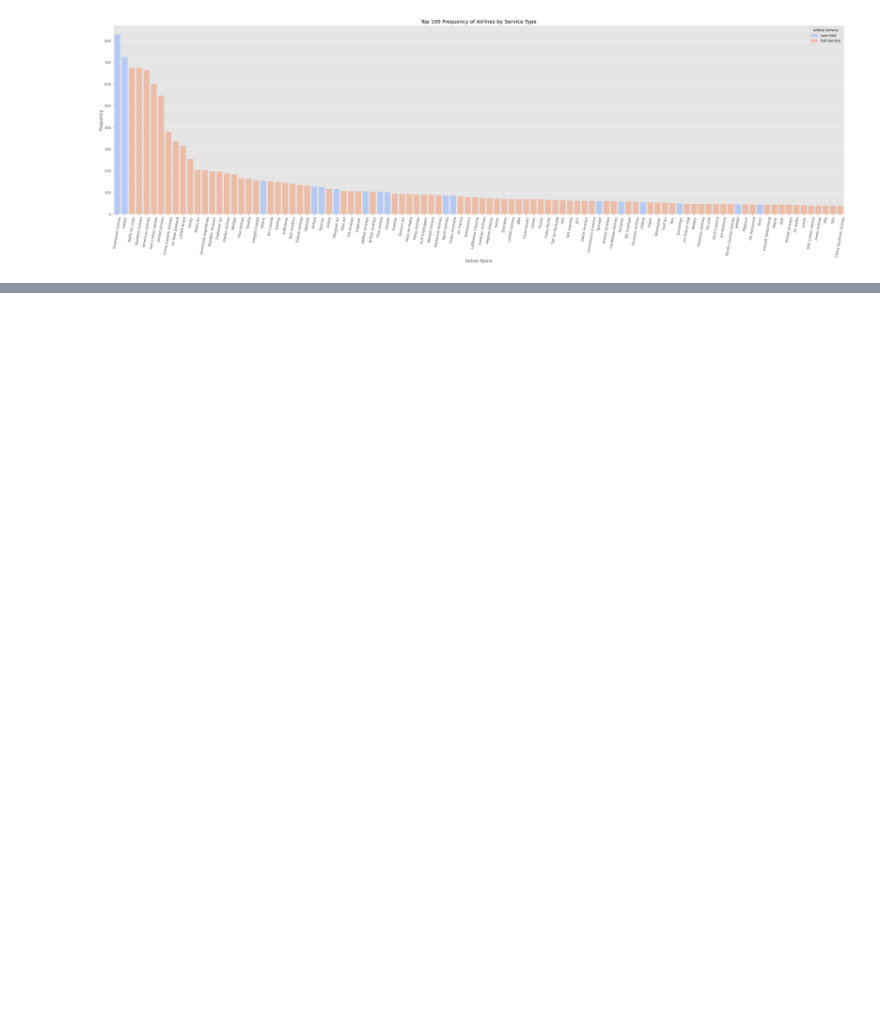
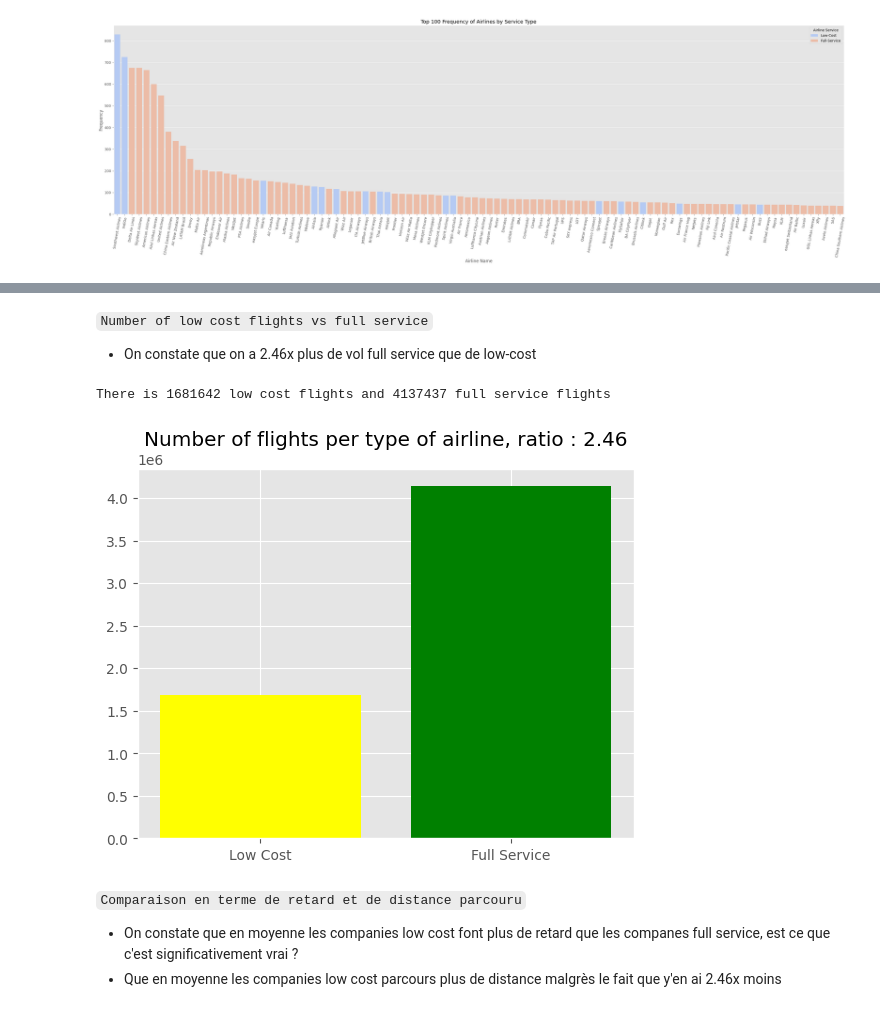
Before and after one commit to Tikai7/Flight-Radar-Scrapper, a Jupyter notebook: analysis/LowCostAnalysis.ipynb, the cells around one changed output, grey strips where cells are left out. Saved outputs shown, nothing was run; the diff lists cells and outputs as text; code cells hidden in the pictures; blank space fills up the shorter version.

```diff
--- a/analysis/LowCostAnalysis.ipynb
+++ b/analysis/LowCostAnalysis.ipynb
@@ -390,0 +458,6 @@ plt.show()
+# %%
+non_used_columns = ['YEAR', 'MONTH', 'DAY', 'DAY_OF_WEEK','FLIGHT_NUMBER', 'TAIL_NUMBER','TAXI_OUT',
+       'WHEELS_OFF','WHEELS_ON', 'TAXI_IN','AIR_TIME','DIVERTED', 'CANCELLED', 'CANCELLATION_REASON','AIR_SYSTEM_DELAY', 'SECURITY_DELAY',
+       'AIRLINE_DELAY','LATE_AIRCRAFT_DELAY', 'WEATHER_DELAY']
+df_flights_cleaned = df_flights_cleaned.drop(non_used_columns,axis=1)
+df_flights_cleaned.head()
@@ -390,0 +471,14 @@ plt.show()
+# %%
+def is_low_cost(airline):
+    for low_cost in low_cost_airlines["Low Cost Airlines"].values:
+        if low_cost in airline:
+            return True
+    return False
+
+all_usa_airlines = pd.read_csv("data/USA/airlines.csv")
+all_usa_airports = pd.read_csv("data/USA/airports.csv")
+
+low_cost_airlines = pd.read_csv("../data/Low_Cost_Airlines.csv")
+
+us_low_cost = all_usa_airlines[all_usa_airlines["AIRLINE"].apply(is_low_cost)]
+us_full_serivce = all_usa_airlines[~all_usa_airlines["AIRLINE"].apply(is_low_cost)]
@@ -390,0 +494,26 @@ plt.show()
+# %% [markdown]
+``Number of low cost flights vs full service``
+- On constate que on a 2.46x plus de vol full service que de low-cost
+# %%
+df_flights_cleaned.insert(loc = 0, column = "AIRLINE_NAME", value = df_flights_cleaned["AIRLINE"].map(all_usa_airlines.set_index("IATA_CODE")["AIRLINE"]))
+df_flights_cleaned.insert(loc = 1, column = "AIRLINE_SERVICE", value = df_flights_cleaned["AIRLINE_NAME"].apply(lambda x: "Low Cost" if x in us_low_cost["AIRLINE"].values else "Full Service"))
+# %%
+df_flights_low_cost = df_flights_cleaned[df_flights_cleaned["AIRLINE_SERVICE"]=="Low Cost"]
+df_flights_full_service = df_flights_cleaned[df_flights_cleaned["AIRLINE_SERVICE"]=="Full Service"]
+# %%
+nb_low_cost = df_flights_low_cost.shape[0]
+nb_full_service = df_flights_full_service.shape[0]
+
+print(f"There is {df_flights_low_cost.shape[0]} low cost flights and {df_flights_full_service.shape[0]} full service flights")
+
+plt.figure()
+plt.bar(["Low Cost", "Full Service"], [nb_low_cost, nb_full_service], color=["yellow", "green"])
+plt.title(f"Number of flights per type of airline, ratio : {nb_full_service / nb_low_cost:.2f}")
+plt.show()
+# %% [output]
+There is 1681642 low cost flights and 4137437 full service flights
+[figure, added]
+# %% [markdown]
+``Comparaison en terme de retard et de distance parcouru``
+- On constate que en moyenne les companies low cost font plus de retard que les companes full service, est ce que c'est significativement vrai ?
+- Que en moyenne les companies low cost parcours plus de distance malgrès le fait que y'en ai 2.46x moins
```
Also changed, not shown: parts of 31 cells of this notebook, 3 other files.
